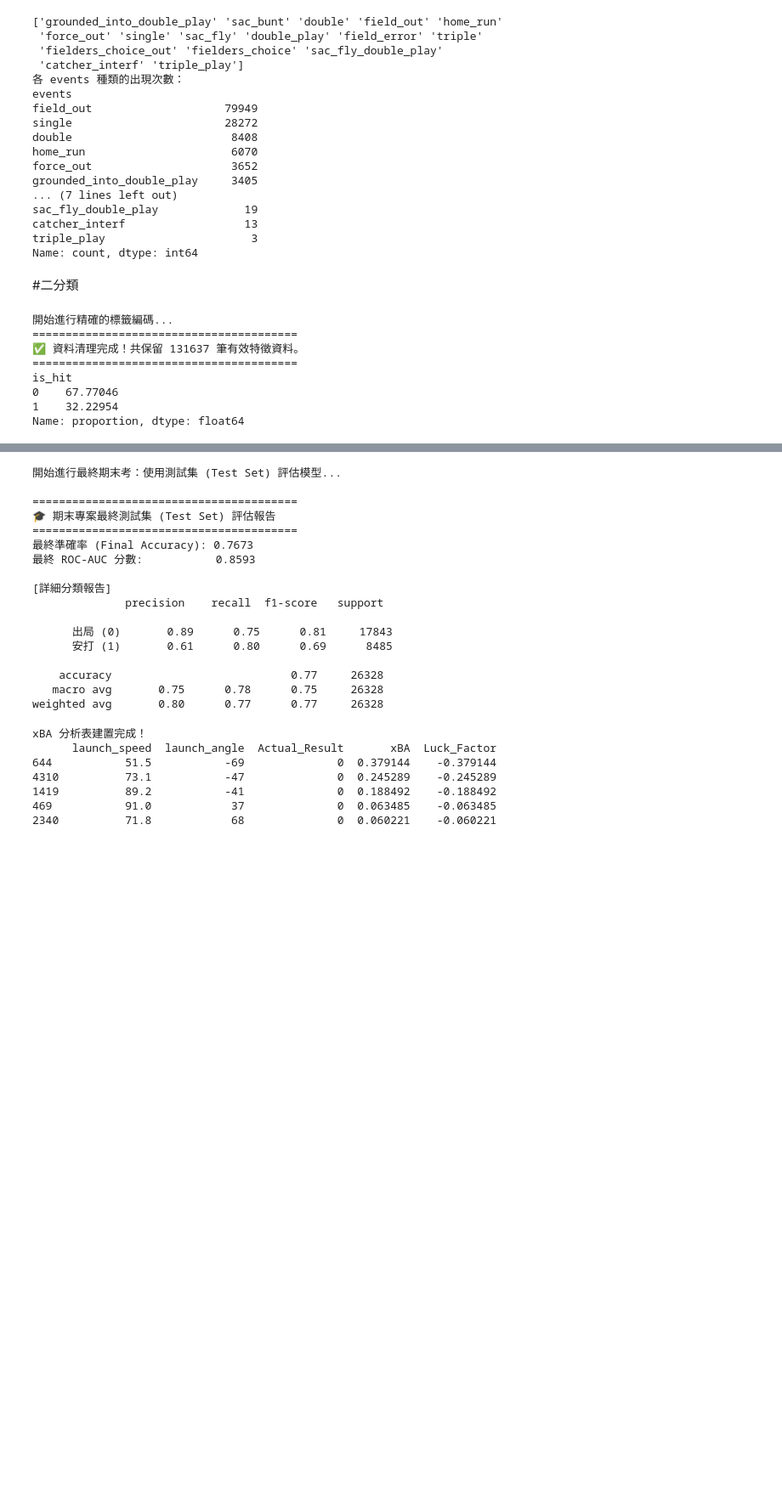
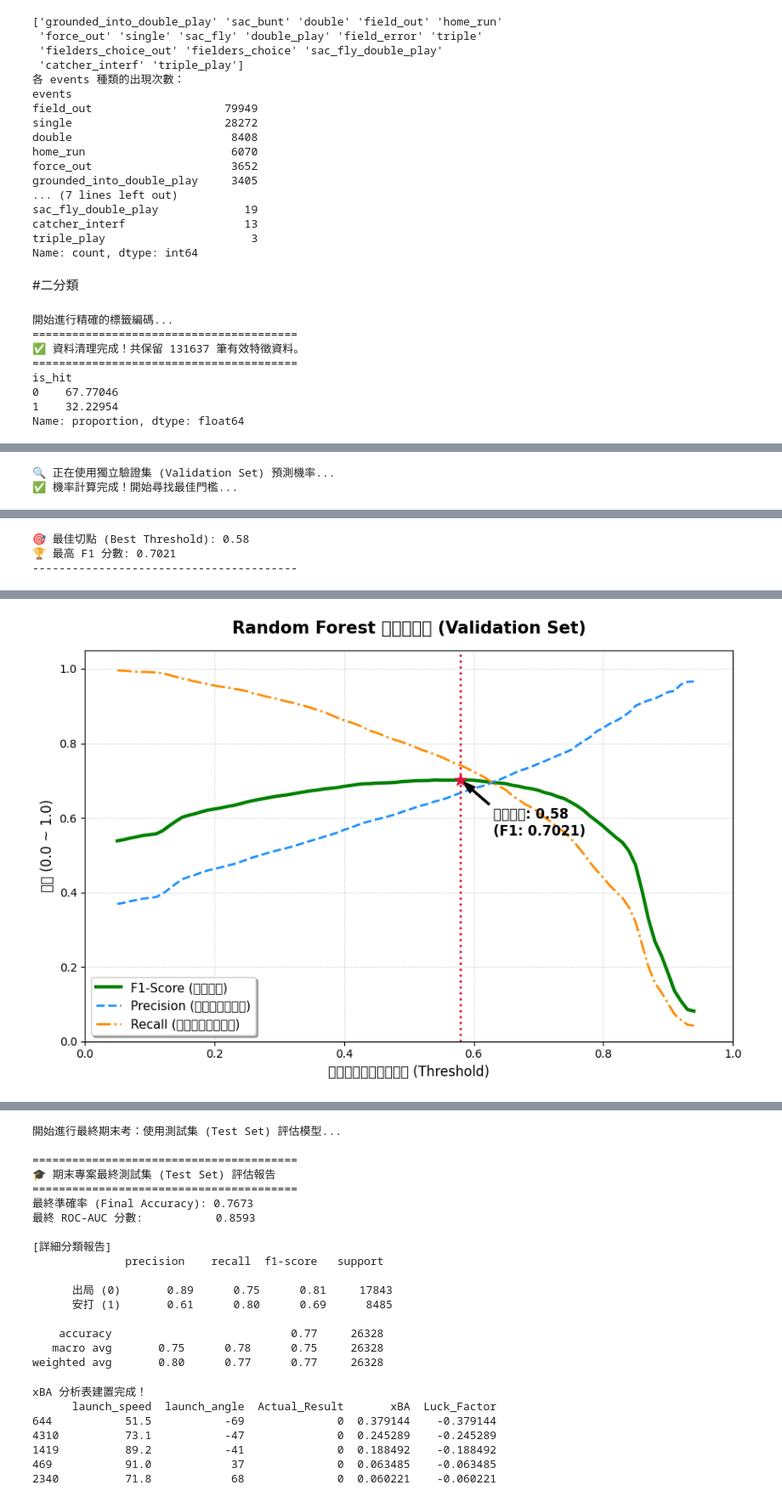
Before and after one commit to gordon921212/Baseball-Project, a Jupyter notebook: RandomForest.ipynb, the cells around one changed output, grey strips where cells are left out. Shown at 85% size. Cells and saved outputs as stored; diff of their text form; code cells hidden in the pictures; blank space fills up the shorter version.

```diff
--- a/RandomForest.ipynb
+++ b/RandomForest.ipynb
@@ -187,0 +231,74 @@ print(f"🌲 隨機森林自動驗證 (OOB Score) 準確率: {rf_model.oob_score
+# %%
+import numpy as np
+from sklearn.metrics import f1_score, precision_score, recall_score
+import matplotlib.pyplot as plt
+
+print("🔍 正在使用獨立驗證集 (Validation Set) 預測機率...")
+
+# 🌟 改用驗證集 (X_val) 產生機率
+# 這裡不需要 cross_val_predict 了，直接用模型預測 X_val 即可
+y_val_proba_rf = best_rf_model.predict_proba(X_val)[:, 1]
+
+print("✅ 機率計算完成！開始尋找最佳門檻...\n")
+
+# 2. 測試各種可能的門檻
+thresholds = np.arange(0.05, 0.95, 0.01)
+best_threshold = 0.5
+best_f1 = 0
+
+f1_scores = []
+precisions = []
+recalls = []
+
+for threshold in thresholds:
+    y_val_pred_threshold = (y_val_proba_rf >= threshold).astype(int)
+
+    # 🚨 關鍵修正：這裡必須對齊 y_val (驗證集的真實標籤)
+    current_f1 = f1_score(y_val, y_val_pred_threshold)
+    current_precision = precision_score(y_val, y_val_pred_threshold, zero_division=0)
+    current_recall = recall_score(y_val, y_val_pred_threshold, zero_division=0)
+
+    f1_scores.append(current_f1)
+    precisions.append(current_precision)
+    recalls.append(current_recall)
+
+    if current_f1 > best_f1:
+        best_f1 = current_f1
+        best_threshold = threshold
+
+print(f"🎯 最佳切點 (Best Threshold): {best_threshold:.2f}")
+print(f"🏆 最高 F1 分數: {best_f1:.4f}")
+print("-" * 40)
+
+# ==========================================
+# 3. 繪製閾值最佳化曲線圖
+# ==========================================
+plt.rcParams['font.sans-serif'] = ['Microsoft JhengHei']
+plt.rcParams['axes.unicode_minus'] = False
+plt.figure(figsize=(9, 6))
+
+plt.plot(thresholds, f1_scores, label='F1-Score (綜合表現)', color='green', lw=3)
+plt.plot(thresholds, precisions, label='Precision (猜安打的命中率)', color='dodgerblue', linestyle='--', lw=2)
+plt.plot(thresholds, recalls, label='Recall (真實安打的捕捉率)', color='darkorange', linestyle='-.', lw=2)
+
+plt.axvline(x=best_threshold, color='crimson', linestyle=':', lw=2)
+plt.scatter(best_threshold, best_f1, color='crimson', s=120, zorder=5, marker='*')
+plt.annotate(f'最佳切點: {best_threshold:.2f}\n(F1: {best_f1:.4f})',
+             xy=(best_threshold, best_f1),
+             xytext=(best_threshold + 0.05, best_f1 - 0.15),
+             fontsize=12, fontweight='bold',
+             arrowprops=dict(facecolor='black', shrink=0.05, width=1.5, headwidth=7))
+
+# 標題順便改為 Validation Set，避免與之前的 CV OOF 搞混
+plt.title('Random Forest 閾值最佳化 (Validation Set)', fontsize=15, fontweight='bold', pad=15)
+plt.xlabel('預測為安打的機率門檻 (Threshold)', fontsize=12)
+plt.ylabel('分數 (0.0 ~ 1.0)', fontsize=12)
+plt.xlim([0.0, 1.0])
+plt.ylim([0.0, 1.05])
+plt.legend(loc='lower left', fontsize=11, frameon=True, shadow=True)
+plt.grid(True, linestyle=':', alpha=0.7)
+plt.tight_layout()
+plt.show()
+# %% [output]
+🔍 正在使用獨立驗證集 (Validation Set) 預測機率...
+✅ 機率計算完成！開始尋找最佳門檻...
@@ -187,0 +322,3 @@ print(f"🌲 隨機森林自動驗證 (OOB Score) 準確率: {rf_model.oob_score
+🎯 最佳切點 (Best Threshold): 0.58
+🏆 最高 F1 分數: 0.7021
+----------------------------------------
@@ -187,0 +342 @@ print(f"🌲 隨機森林自動驗證 (OOB Score) 準確率: {rf_model.oob_score
+[figure, added]
```
Also changed, not shown: parts of 10 cells of this notebook.
